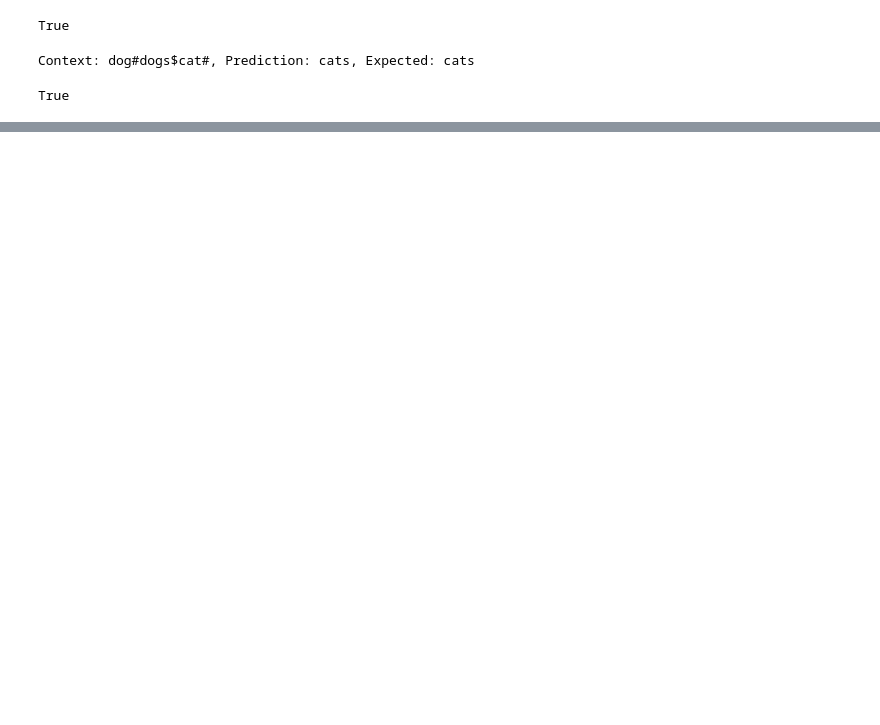
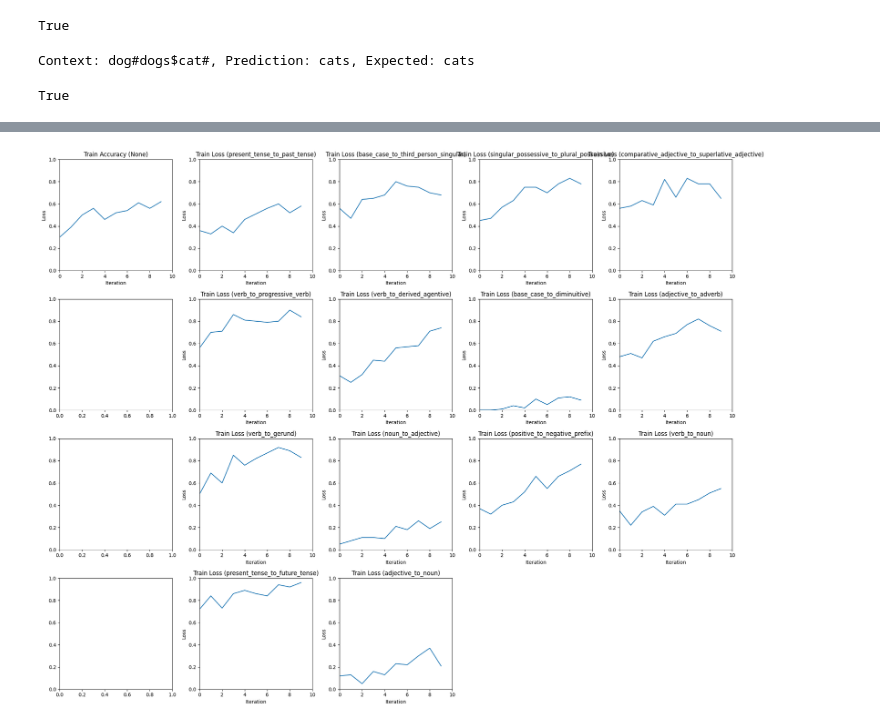
Before and after one commit to K-hack02/MorphoWug-In-Context-Morphology-Learning-with-Transformers, a Jupyter notebook: run.ipynb, the cells around one changed output, grey strips where cells are left out. Drawn from its saved outputs; the diff is of its cells as text; code cells hidden in the pictures; blank space fills up the shorter version.

Commit message:
Load loss/accuracy data from pkl file

```diff
--- a/run.ipynb
+++ b/run.ipynb
@@ -164,16 +213,6 @@ Loading checkpoint: epoch_0500.pth
-# %%
-# prompt: Save the losses and accuracies dictionaries as some sort of file so that I can use them later, and show me how I can turn the file back into the losses and accuracies dictionaries after
-
-import pickle
-
-# Save the dictionaries to a file
-with open('losses_accuracies.pkl', 'wb') as f:
-    pickle.dump((losses, accuracies), f)
-
-# Load the dictionaries from the file
-with open('losses_accuracies.pkl', 'rb') as f:
-    loaded_losses, loaded_accuracies = pickle.load(f)
-
-# Verify that the loaded dictionaries are the same as the original ones
-print(losses == loaded_losses)
-print(accuracies == loaded_accuracies)
+# %%
+with open('losses.pkl', 'wb') as f:
+    pickle.dump(losses, f)
+
+with open('accuracies.pkl', 'wb') as f:
+    pickle.dump(accuracies, f)
@@ -179,0 +228,9 @@ print(accuracies == loaded_accuracies)
+# %%
+!wget --no-cache --backups=1 https://raw.githubusercontent.com/adamoosya/182Proj/main/checkpoint/losses.pkl
+!wget --no-cache --backups=1 https://raw.githubusercontent.com/adamoosya/182Proj/main/checkpoint/accuracies.pkl
+
+with open('losses.pkl', 'rb') as f:
+    losses = pickle.load(f)
+
+with open('accuracies.pkl', 'rb') as f:
+    accuracies = pickle.load(f)
@@ -229,31 +324,33 @@ plt.show()
 # %%
 fig, axes = plt.subplots(4, 5, figsize=(20, 16))  # 4x5 grid for plots
 
 # Plot for category 'None' (larger size)
 axes[0, 0].plot(accuracies['train'][None])
 axes[0, 0].set_title("Train Accuracy (None)")
 axes[0, 0].set_xlabel("Iteration")
 axes[0, 0].set_ylabel("Loss")
 axes[0, 0].set_xlim(0, 10)
-axes[0, 0].set_ylim(0, 100)
+axes[0, 0].set_ylim(0, 1)
 
 # Merge the remaining subplots
 for i in range(4):
     for j in range(1,5): # start from index 1
         ax = axes[i][j]
         category_index = i * 4 + j # Calculate the index to use for other categories
 
         if category_index < len(TRAIN_DATA_CATEGORIES) and TRAIN_DATA_CATEGORIES[category_index] != None:
           category = TRAIN_DATA_CATEGORIES[category_index]
           ax.plot(accuracies['train'][category])
           ax.set_title(f"Train Loss ({category})")
           ax.set_xlabel("Iteration")
           ax.set_ylabel("Loss")
           ax.set_xlim(0, 10)
-          ax.set_ylim(0, 100)
+          ax.set_ylim(0, 1)
         else:
           ax.axis('off') # Hide the empty subplots
 
 plt.savefig('train_accuracy.png')
 plt.tight_layout()  # Adjust spacing between subplots
 plt.show()
+# %% [output]
+[figure, added]
```
Also changed, not shown: parts of 19 cells of this notebook.
